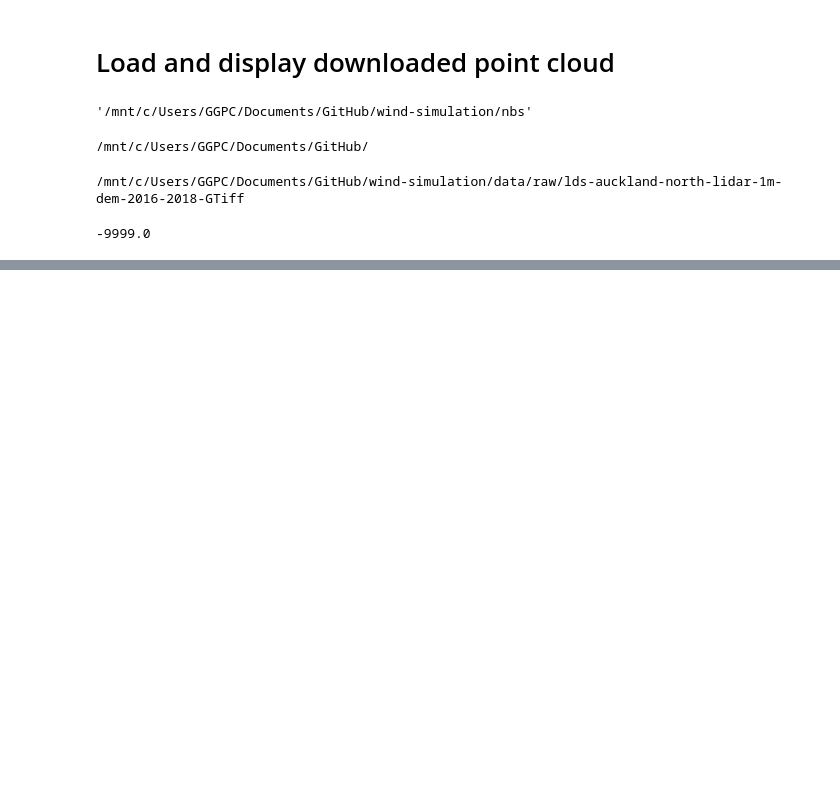
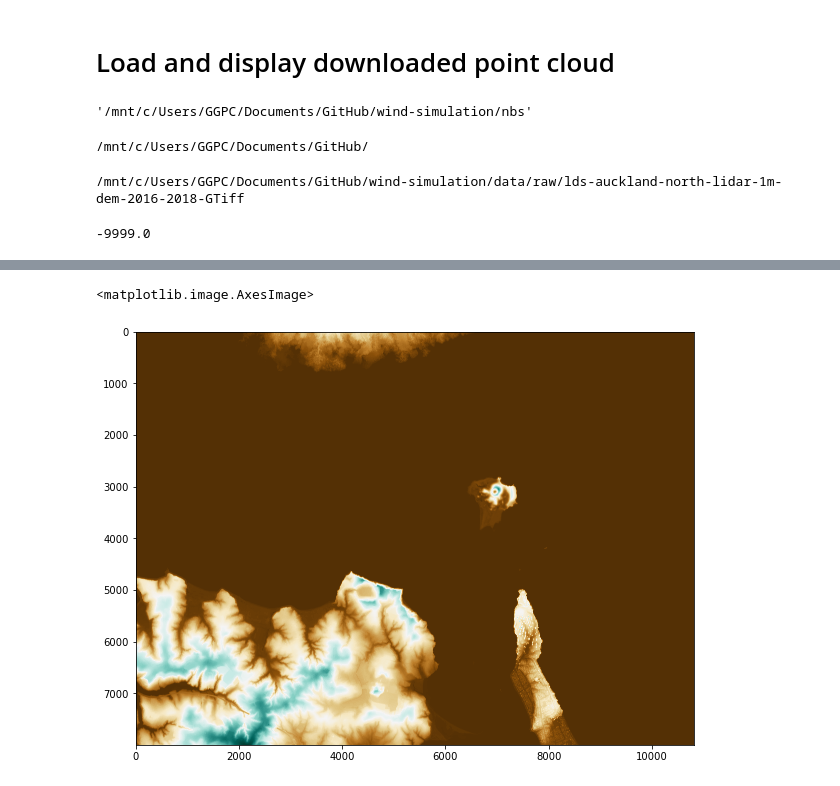
Before and after one commit to GarethPaulBell/wind-simulation, a Jupyter notebook: nbs/00_condition_data.ipynb, the cells around one changed output, grey strips where cells are left out. Cells and saved outputs as stored; diff of their text form; code cells hidden in the pictures; blank space fills up the shorter version.

Commit message:
Added voxelised and visualised

```diff
--- a/nbs/00_condition_data.ipynb
+++ b/nbs/00_condition_data.ipynb
@@ -67,0 +70,10 @@ plt.imshow(mosaic_masked, cmap=cmap, vmin=vmin, vmax=vmax)
+# %%
+data_surface = mosaic_masked.data[0:8000,6000:-1]
+# %%
+data_surface[data_surface <0 ] = 0
+# %%
+plt.figure(figsize=(10, 10))
+plt.imshow(data_surface,cmap=cmap)
+# %% [output]
+<matplotlib.image.AxesImage>
+[figure, added]
```
Also changed, not shown: parts of 18 cells of this notebook, 2 other files.
